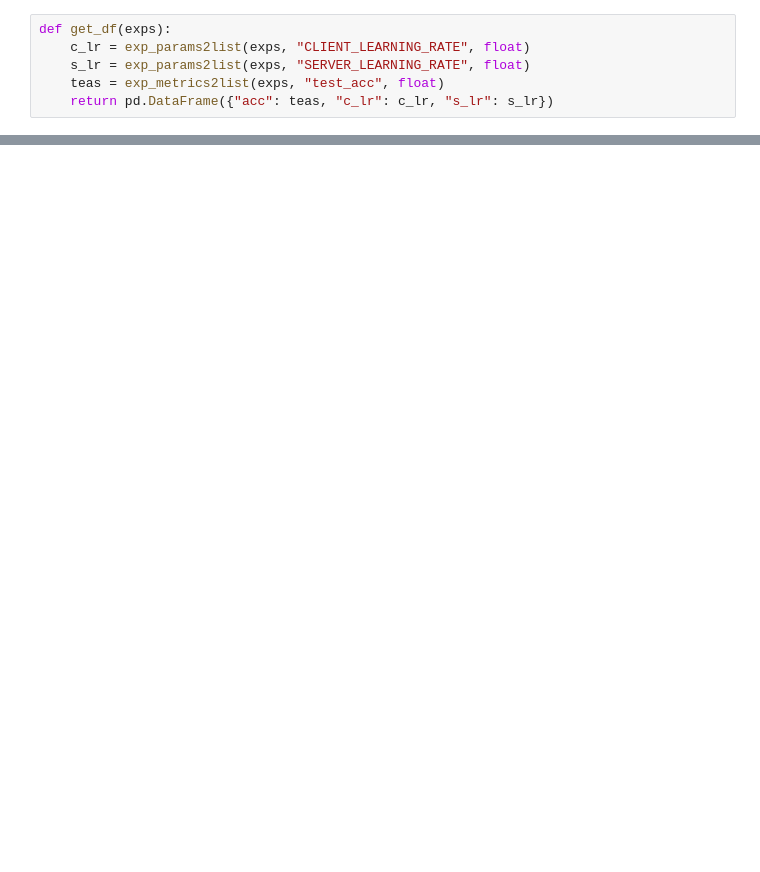
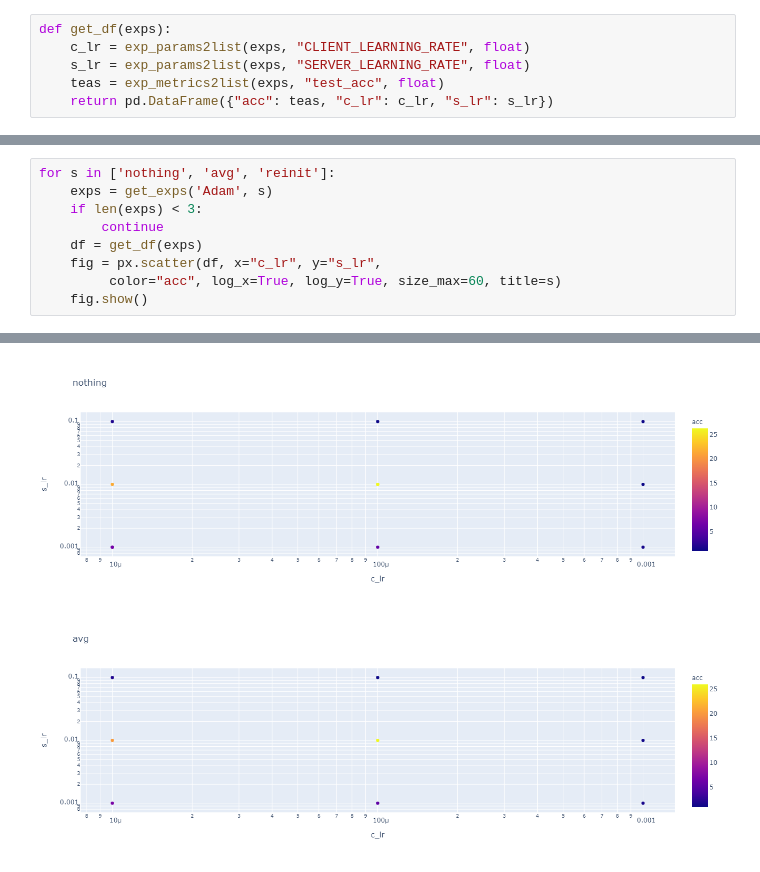
Before and after one commit to matech96/FederatedLighting, a Jupyter notebook: notebooks/reports/03_10_clients.ipynb, the cells around one changed output, grey strips where cells are left out. Drawn from its saved outputs; the diff is of its cells as text; blank space fills up the shorter version.

```diff
--- a/notebooks/reports/03_10_clients.ipynb
+++ b/notebooks/reports/03_10_clients.ipynb
@@ -34,0 +33,10 @@ fig.show()
+# %%
+for s in ['nothing', 'avg', 'reinit']:
+    exps = get_exps('Adam', s)
+    if len(exps) < 3:
+        continue
+    df = get_df(exps)
+    fig = px.scatter(df, x="c_lr", y="s_lr",
+         color="acc", log_x=True, log_y=True, size_max=60, title=s)
+    fig.show()
+# %% [output]
@@ -34,0 +44,2 @@ fig.show()
+[figure, added]
+[figure, added]
```
Also changed, not shown: parts of 4 cells of this notebook.
